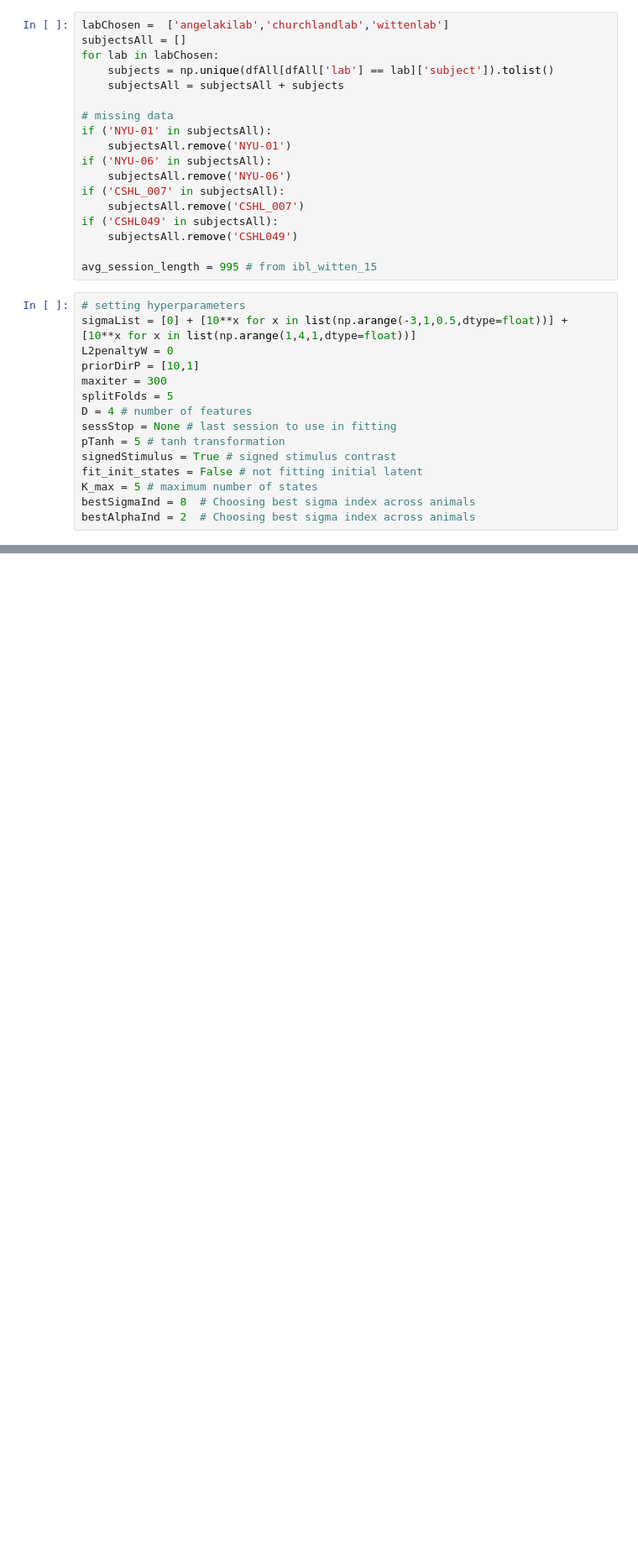
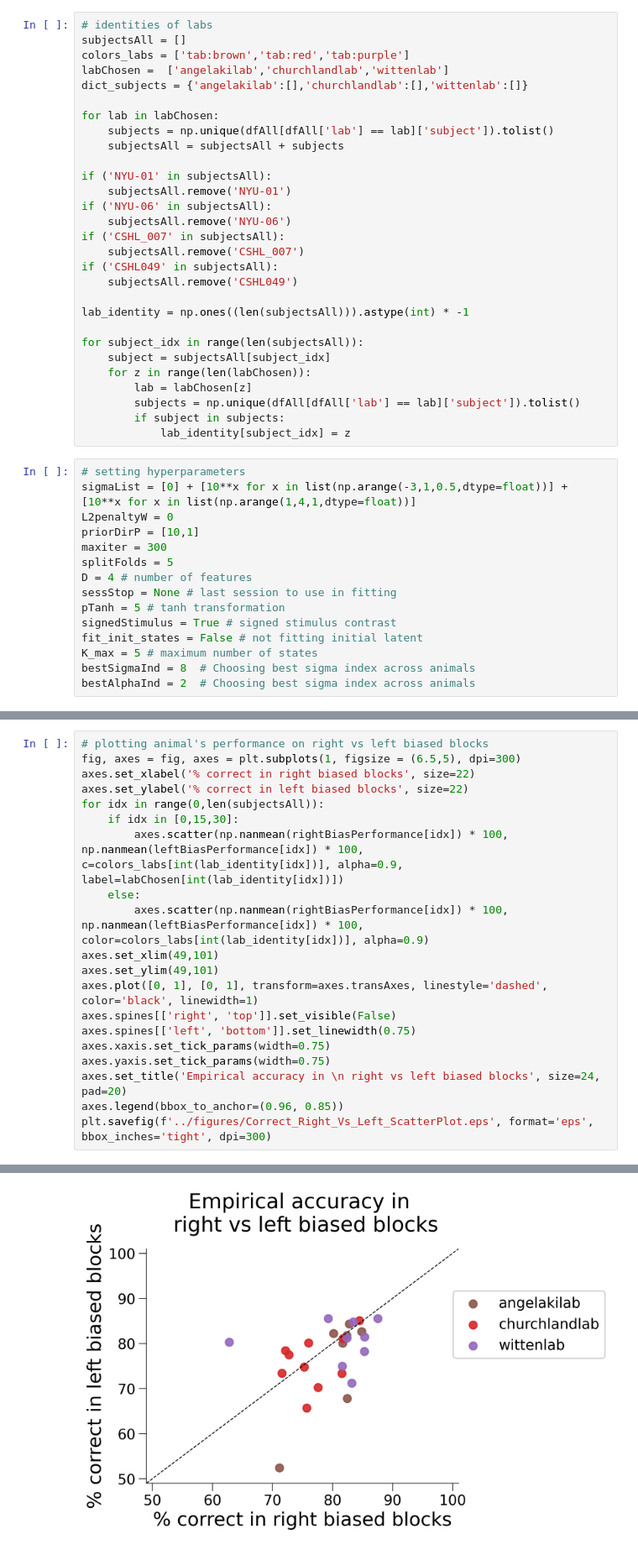
Before and after one commit to lenca56/dynamic_glmhmm, a Jupyter notebook: code/Figure6.ipynb, the cells around one changed output, grey strips where cells are left out. Shown at 84% size. Drawn from its saved outputs; the diff is of its cells as text; blank space fills up the shorter version.

```diff
--- a/code/Figure6.ipynb
+++ b/code/Figure6.ipynb
@@ -19,13 +22,16 @@ ibl_data_path = '../data_IBL'
 # load dataset with all animals
 dfAll = pd.read_csv(ibl_data_path + '/Ibl_processed.csv')
 # %%
+# identities of labs
+subjectsAll = []
+colors_labs = ['tab:brown','tab:red','tab:purple']
 labChosen =  ['angelakilab','churchlandlab','wittenlab']
-subjectsAll = []
+dict_subjects = {'angelakilab':[],'churchlandlab':[],'wittenlab':[]}
+
 for lab in labChosen:
     subjects = np.unique(dfAll[dfAll['lab'] == lab]['subject']).tolist()
     subjectsAll = subjectsAll + subjects
 
-# missing data
 if ('NYU-01' in subjectsAll):
     subjectsAll.remove('NYU-01')
 if ('NYU-06' in subjectsAll):
@@ -35,7 +41,15 @@ if ('CSHL_007' in subjectsAll):
 if ('CSHL049' in subjectsAll):
     subjectsAll.remove('CSHL049')
 
-avg_session_length = 995 # from ibl_witten_15
+lab_identity = np.ones((len(subjectsAll))).astype(int) * -1
+
+for subject_idx in range(len(subjectsAll)):
+    subject = subjectsAll[subject_idx]
+    for z in range(len(labChosen)):
+        lab = labChosen[z]
+        subjects = np.unique(dfAll[dfAll['lab'] == lab]['subject']).tolist()
+        if subject in subjects:
+            lab_identity[subject_idx] = z
 # %%
 # setting hyperparameters
 sigmaList = [0] + [10**x for x in list(np.arange(-3,1,0.5,dtype=float))] + [10**x for x in list(np.arange(1,4,1,dtype=float))]
@@ -53,0 +171,21 @@ bestAlphaInd = 2  # Choosing best sigma index across animals
+# %%
+# plotting animal's performance on right vs left biased blocks
+fig, axes = fig, axes = plt.subplots(1, figsize = (6.5,5), dpi=300)
+axes.set_xlabel('% correct in right biased blocks', size=22)
+axes.set_ylabel('% correct in left biased blocks', size=22)
+for idx in range(0,len(subjectsAll)):
+    if idx in [0,15,30]:
+        axes.scatter(np.nanmean(rightBiasPerformance[idx]) * 100, np.nanmean(leftBiasPerformance[idx]) * 100, c=colors_labs[int(lab_identity[idx])], alpha=0.9, label=labChosen[int(lab_identity[idx])])
+    else:
+        axes.scatter(np.nanmean(rightBiasPerformance[idx]) * 100, np.nanmean(leftBiasPerformance[idx]) * 100, color=colors_labs[int(lab_identity[idx])], alpha=0.9)
+axes.set_xlim(49,101)
+axes.set_ylim(49,101)
+axes.plot([0, 1], [0, 1], transform=axes.transAxes, linestyle='dashed', color='black', linewidth=1)
+axes.spines[['right', 'top']].set_visible(False)
+axes.spines[['left', 'bottom']].set_linewidth(0.75)
+axes.xaxis.set_tick_params(width=0.75)
+axes.yaxis.set_tick_params(width=0.75)
+axes.set_title('Empirical accuracy in \n right vs left biased blocks', size=24, pad=20)
+axes.legend(bbox_to_anchor=(0.96, 0.85))
+plt.savefig(f'../figures/Correct_Right_Vs_Left_ScatterPlot.eps', format='eps', bbox_inches='tight', dpi=300)
+# %% [output]
@@ -53,0 +193 @@ bestAlphaInd = 2  # Choosing best sigma index across animals
+[figure, added]
```
Also changed, not shown: parts of 17 cells of this notebook, 22 other files.
